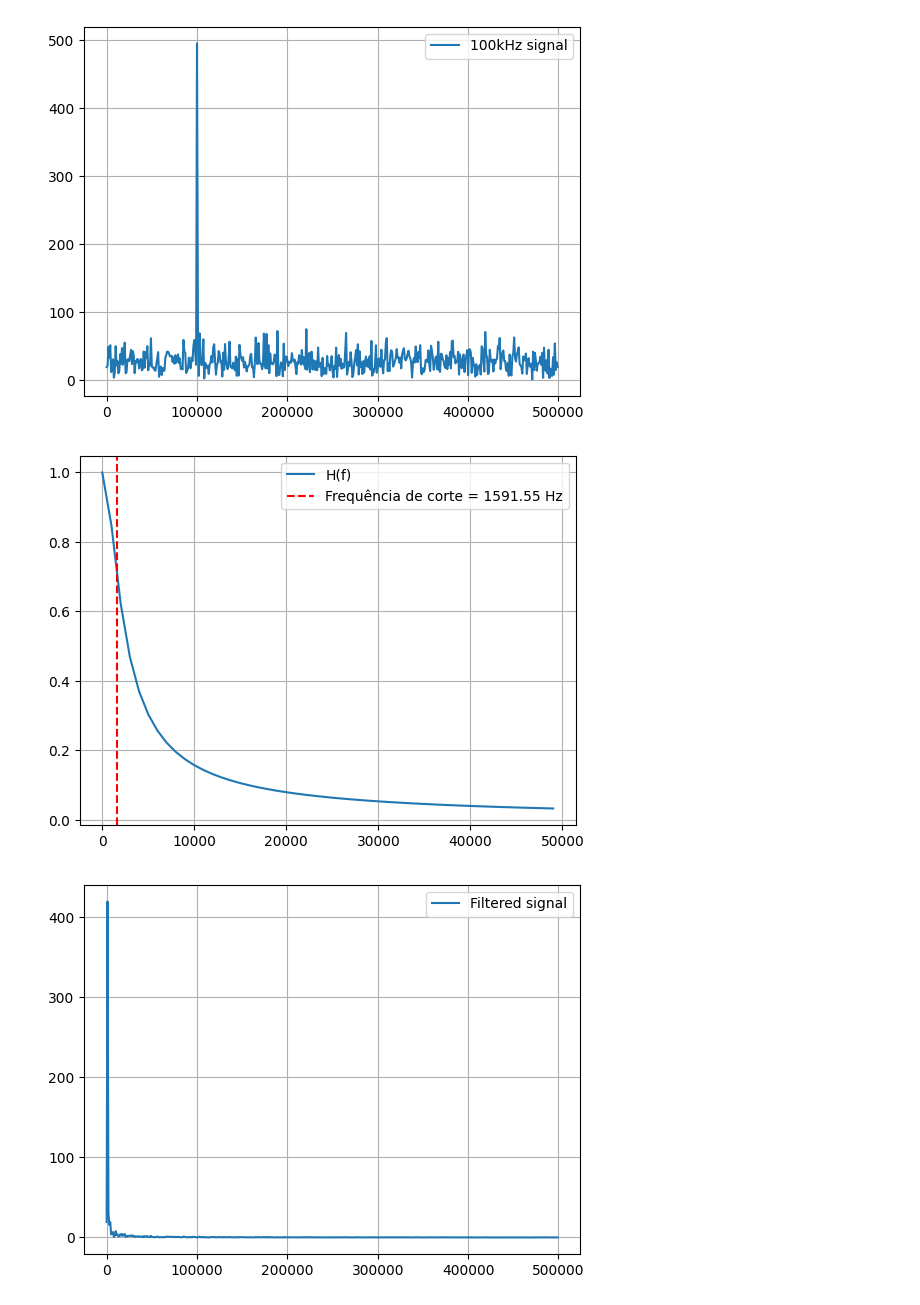
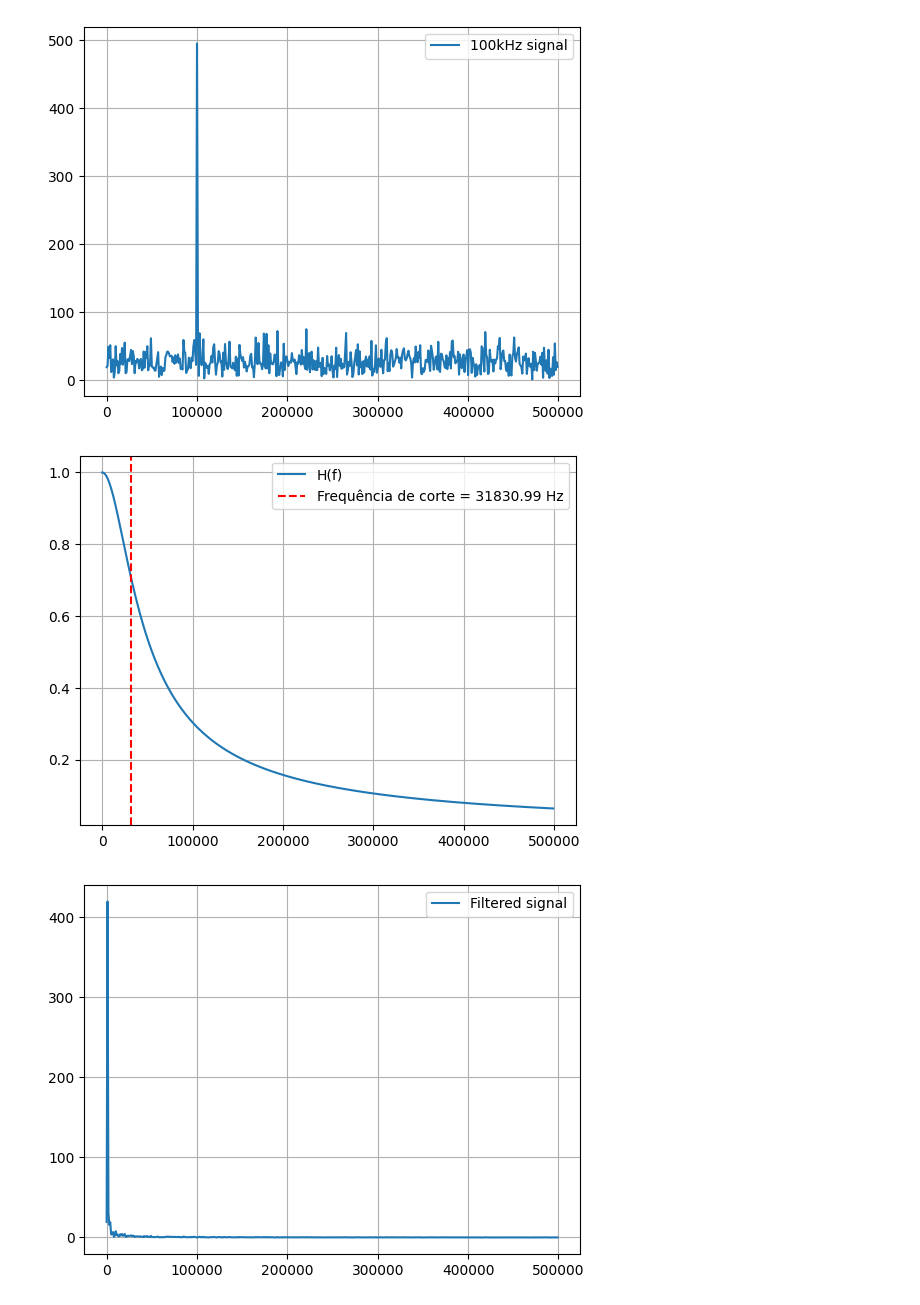
Before and after one commit to V-kr0pt/filtros_ufpb, a Jupyter notebook: filters.ipynb, the cells around one changed output. Cells and saved outputs as stored; diff of their text form; code cells hidden in the pictures.

```diff
--- a/filters.ipynb
+++ b/filters.ipynb
@@ -72,22 +72,22 @@ for key in noisy_signals.keys():
 [figure]
 # %%
 # creating the passive low pass filter RC
-R = 1e2 # 1kOhm
-C = 1e-6 # 1uF
+R = 5e3 # 5k Ohm
+C = 1e-9 # 1pF
 
 fc = 1/(2*np.pi*R*C) # cutoff frequency
 s = 2j*np.pi*freqs # s = jw complex frequency vector
 num = -1/(R*C)
 den = s - 1/(R*C)
 H = num/den
 
-points_in_graph = 50
+points_in_graph = 500
 plt.plot(freqs[:points_in_graph], np.abs(H)[:points_in_graph], label='H(f)')
 plt.axvline(x=fc, color='r', linestyle='--', label=f'Frequência de corte = {fc:.2f} Hz')
 plt.legend()
 plt.grid()
 # %% [output]
-[figure, old version]
+[figure, new version]
 # %%
 fft_filtered_signals = {}
 
```
Also changed, not shown: 1 other file.
